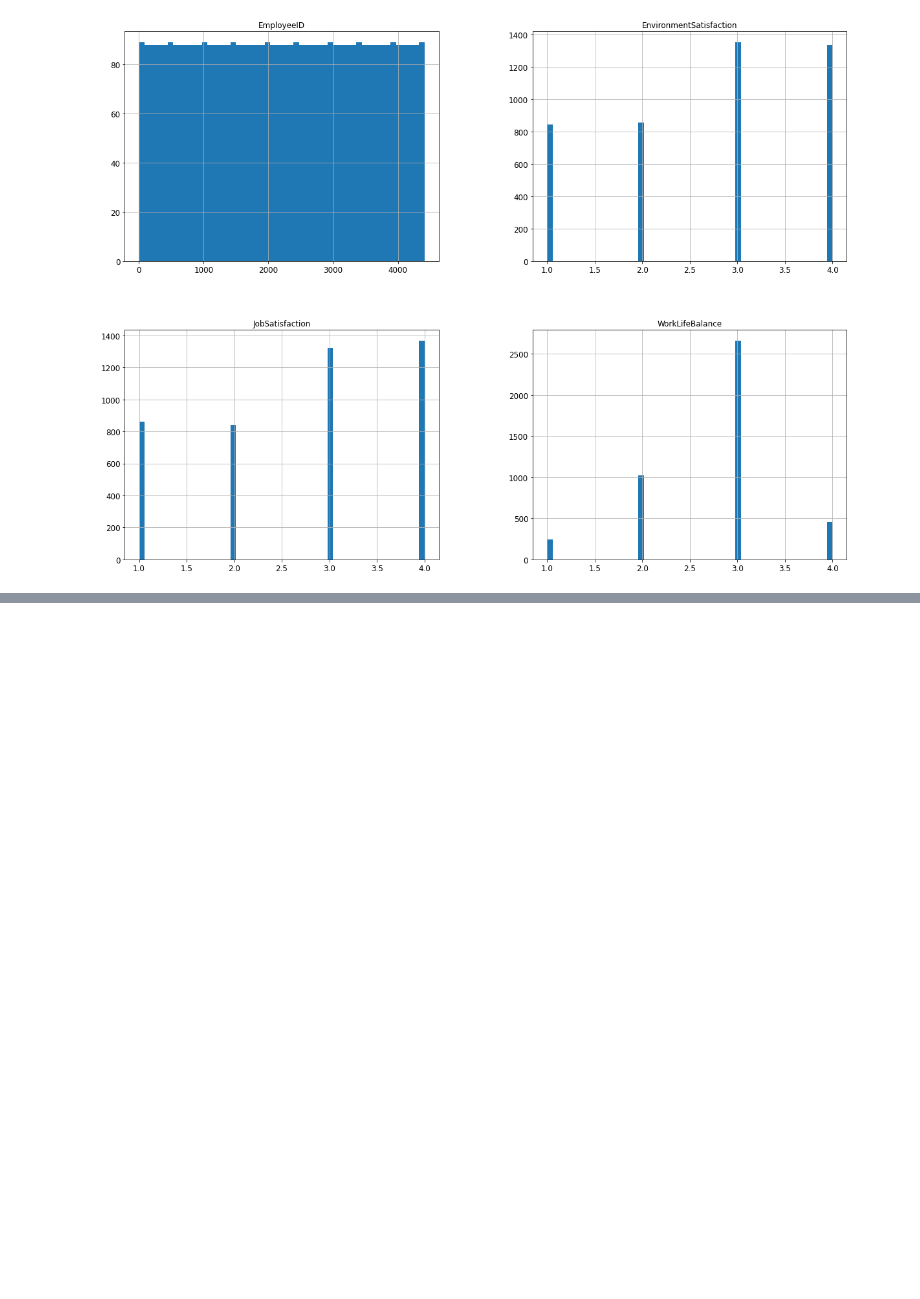
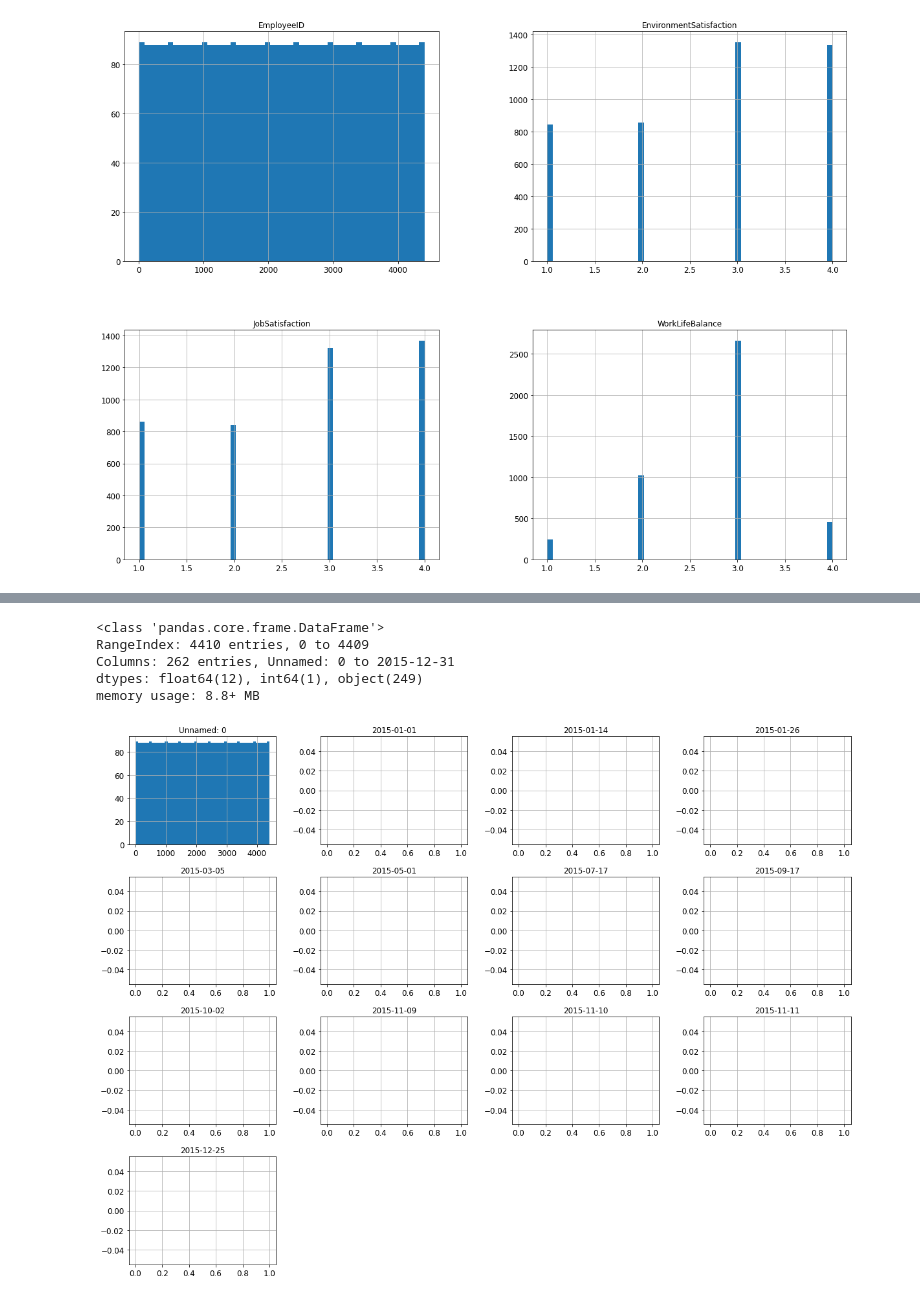
Before and after one commit to Bnder1/Projet-IA, a Jupyter notebook: Projet-IA.ipynb, the cells around one changed output, grey strips where cells are left out. Saved outputs shown, nothing was run; the diff lists cells and outputs as text; code cells hidden in the pictures; blank space fills up the shorter version.

```diff
--- a/Projet-IA.ipynb
+++ b/Projet-IA.ipynb
@@ -152,0 +203,11 @@ memory usage: 137.9 KB
+# %%
+outTime.info()
+inTime.hist(bins=50, figsize=(20,15))
+plt.show()
+# %% [output]
+<class 'pandas.core.frame.DataFrame'>
+RangeIndex: 4410 entries, 0 to 4409
+Columns: 262 entries, Unnamed: 0 to 2015-12-31
+dtypes: float64(12), int64(1), object(249)
+memory usage: 8.8+ MB
+[figure, added]
```
Also changed, not shown: parts of 11 cells of this notebook, 2 other files.
